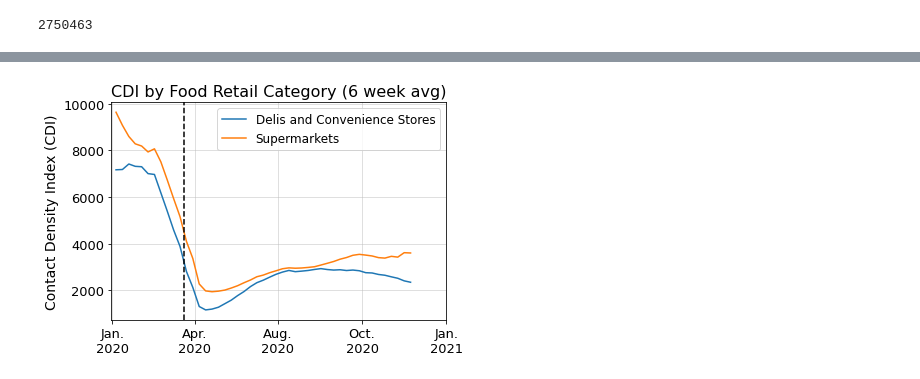
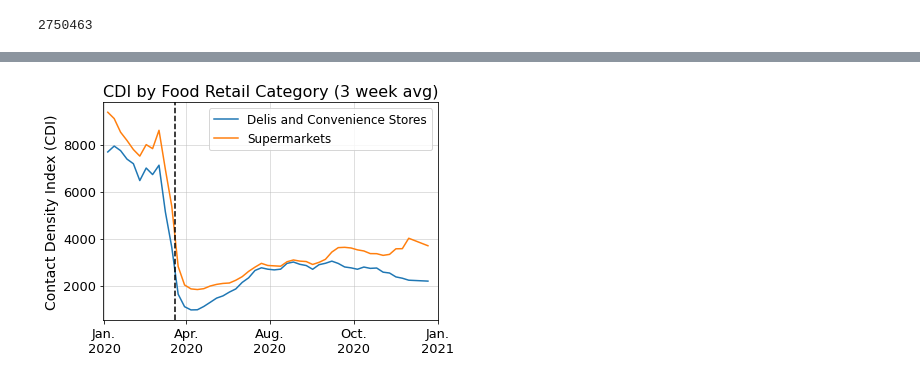
Before and after one commit to cpcarey/nyu-cusp-food-access, a Jupyter notebook: notebooks/cc0102_plot_cdi.ipynb, the cells around one changed output, grey strips where cells are left out. Cells and saved outputs as stored; diff of their text form; code cells hidden in the pictures.

Commit message:
Reduce rolling average time period and adjust plot axis limits.

```diff
--- a/notebooks/cc0102_plot_cdi.ipynb
+++ b/notebooks/cc0102_plot_cdi.ipynb
@@ -447,0 +450,6 @@ peek(merge_df)
+# %%
+COUNTY_BRONX = 36005
+COUNTY_KINGS = 36047
+COUNTY_NEW_YORK = 36061
+COUNTY_QUEENS = 36081
+COUNTY_RICHMOND = 36085
@@ -447,0 +519,5 @@ peek(merge_df)
+# %%
+borough_population_df = cbg_df.groupby(by=['borough']).agg({
+    'population': 'sum'
+}).reset_index()
+borough_population_df
@@ -447,0 +551,31 @@ peek(merge_df)
+# %%
+fig, ax = plt.subplots(figsize=(7, 4))
+cdi_2020_borough_df = cdi_borough_df[cdi_borough_df['date_range_start'] >= datetime.datetime(2020, 1, 1, tzinfo=pytz.timezone('US/Eastern'))]
+for key, group in cdi_2020_borough_df.groupby(by=['borough']):
+    ax.plot(group['date_range_start'], group['cdi_per_capita'], label=key)
+ax.set_title('CDI Per Capita by Borough (3 week avg)', fontsize=FONT_SIZE_TITLE)
+ax.set_ylabel('CDI Per Capita', fontsize=FONT_SIZE_AXIS)
+
+ax.tick_params(axis='x', labelsize=FONT_SIZE_TICKS)
+ax.tick_params(axis='y', labelsize=FONT_SIZE_TICKS)
+ax.axvline(datetime.datetime(2020, 3, 20), linestyle='--', color='#000')
+ax.grid(color='#bdbdbd', alpha=0.6)
+ax.set_xlim([datetime.datetime(2020, 1, 1, tzinfo=tzinfo), datetime.datetime(2021, 1, 1, tzinfo=tzinfo)])
+ax.xaxis.set_ticks([
+    datetime.datetime(2020, 1, 2, 0, 0, tzinfo=tzinfo),
+    datetime.datetime(2020, 4, 1, 0, 0, tzinfo=tzinfo),
+    datetime.datetime(2020, 7, 1, 0, 0, tzinfo=tzinfo),
+    datetime.datetime(2020, 10, 1, 0, 0, tzinfo=tzinfo),
+    datetime.datetime(2021, 1, 1, 0, 0, tzinfo=tzinfo),
+])
+ax.tick_params(axis='y', labelsize=FONT_SIZE_TICKS)
+ax.xaxis.set_ticklabels([
+    'Jan.\n2020',
+    'Apr.\n2020',
+    'Aug.\n2020',
+    'Oct.\n2020',
+    'Jan.\n2021',
+], fontsize=FONT_SIZE_TICKS)
+
+ax.legend(fontsize=FONT_SIZE_LEGEND)
+plt.show()
@@ -488,32 +624,32 @@ peek(cdi_hc_df)
 fig, ax = plt.subplots(figsize=(6, 4))
 for key, group in cdi_hc_df.groupby(by=['category']):
     group_2020 = group[group['date_range_start'] >= datetime.datetime(2020, 1, 1, tzinfo=pytz.timezone('US/Eastern'))]
     ax.plot(group_2020['date_range_start'], group_2020['cdi'], label=key)
-ax.set_title('CDI by Food Retail Category (6 week avg)', fontsize=FONT_SIZE_TITLE)
+ax.set_title('CDI by Food Retail Category (3 week avg)', fontsize=FONT_SIZE_TITLE)
 ax.set_ylabel('Contact Density Index (CDI)', fontsize=FONT_SIZE_AXIS)
 
 ax.tick_params(axis='x', labelsize=FONT_SIZE_TICKS)
 ax.tick_params(axis='y', labelsize=FONT_SIZE_TICKS)
 ax.legend(fontsize=FONT_SIZE_LEGEND-2)
 ax.axvline(datetime.datetime(2020, 3, 20), linestyle='--', color='#000')
 ax.grid(color='#bdbdbd', alpha=0.6)
 ax.set_xlim([datetime.datetime(2020, 1, 1, tzinfo=tzinfo), datetime.datetime(2021, 1, 1, tzinfo=tzinfo)])
 ax.xaxis.set_ticks([
     datetime.datetime(2020, 1, 2, 0, 0, tzinfo=tzinfo),
     datetime.datetime(2020, 4, 1, 0, 0, tzinfo=tzinfo),
     datetime.datetime(2020, 7, 1, 0, 0, tzinfo=tzinfo),
     datetime.datetime(2020, 10, 1, 0, 0, tzinfo=tzinfo),
     datetime.datetime(2021, 1, 1, 0, 0, tzinfo=tzinfo),
 ])
 ax.tick_params(axis='y', labelsize=FONT_SIZE_TICKS)
 ax.xaxis.set_ticklabels([
     'Jan.\n2020',
     'Apr.\n2020',
     'Aug.\n2020',
     'Oct.\n2020',
     'Jan.\n2021',
 ], fontsize=FONT_SIZE_TICKS)
 
 plt.show()
 # %% [output]
-[figure, old version]
+[figure, new version]
```
Also changed, not shown: parts of 16 cells of this notebook, 2 other files.
